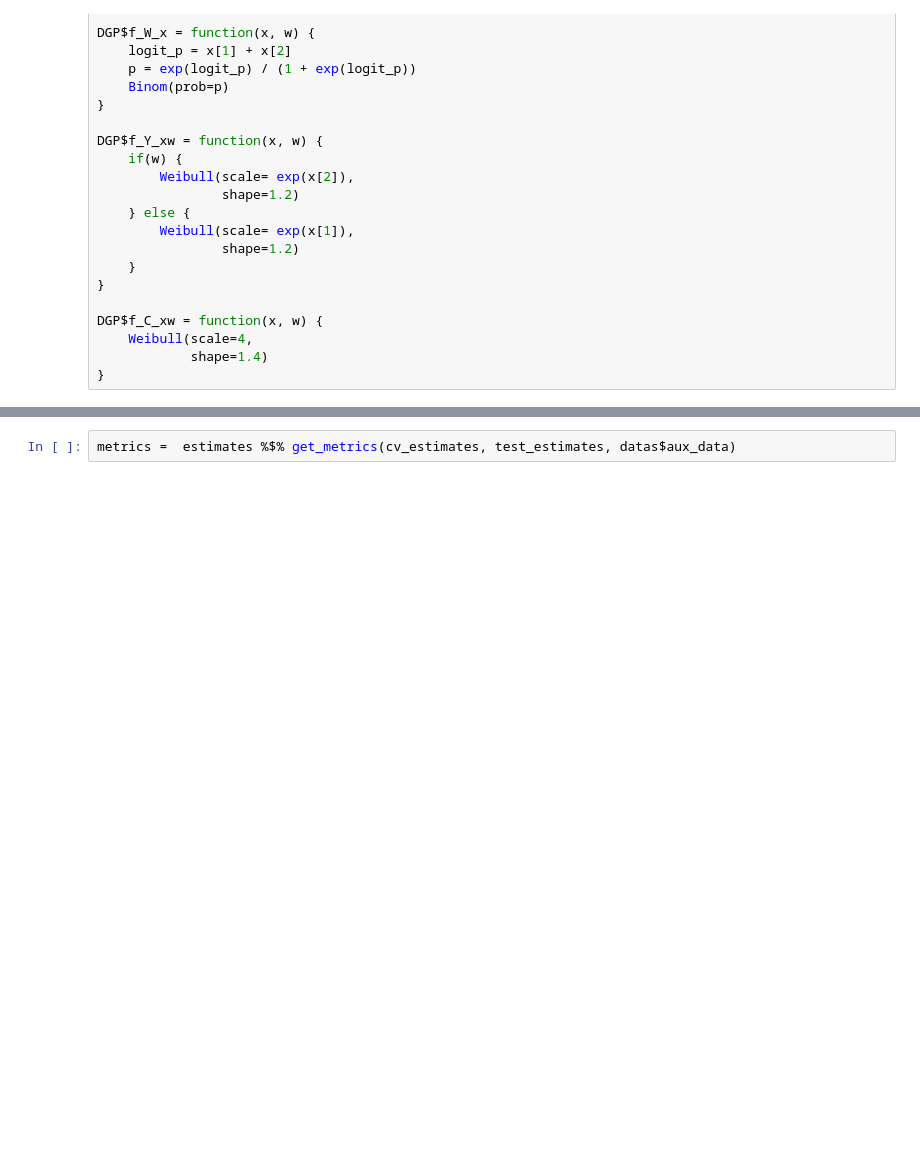
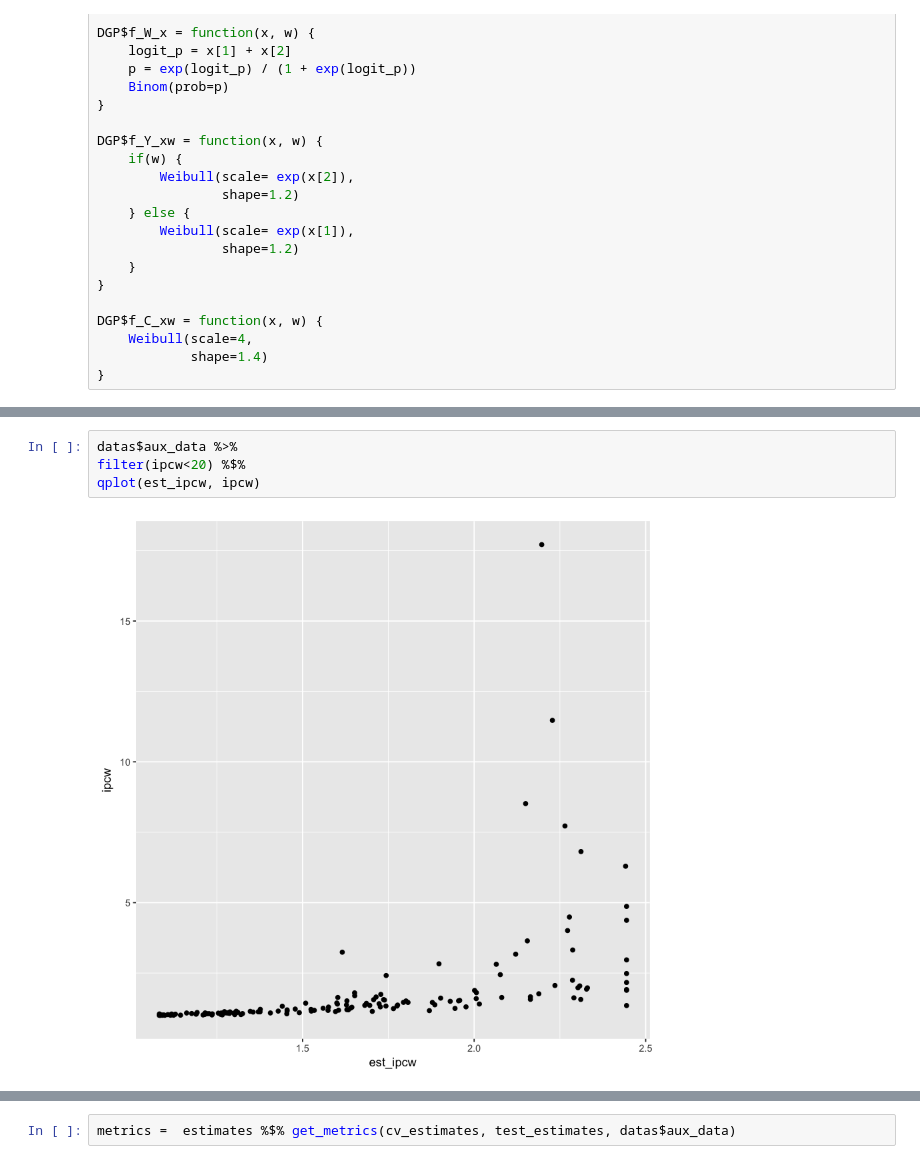
Before and after one commit to som-shahlab/ITE-model-selection, a Jupyter notebook: scratch.ipynb, the cells around one changed output, grey strips where cells are left out. Cells and saved outputs as stored; diff of their text form; blank space fills up the shorter version.

```diff
--- a/scratch.ipynb
+++ b/scratch.ipynb
@@ -50,2 +53,8 @@ datas = setup_data(DGP, 1000, 5000, 3)
+# %%
+datas$aux_data %>%
+filter(ipcw<20) %$%
+qplot(est_ipcw, ipcw)
+# %% [output]
+[figure, added]
 # %%
 models = list(
```
Also changed, not shown: parts of 8 cells of this notebook, 19 other files.
